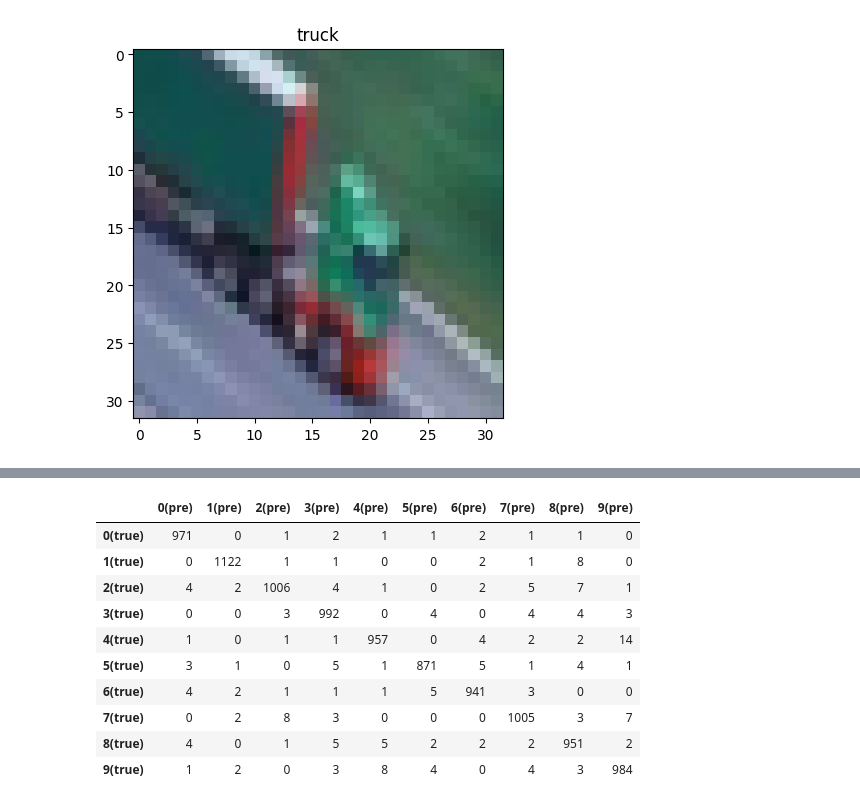
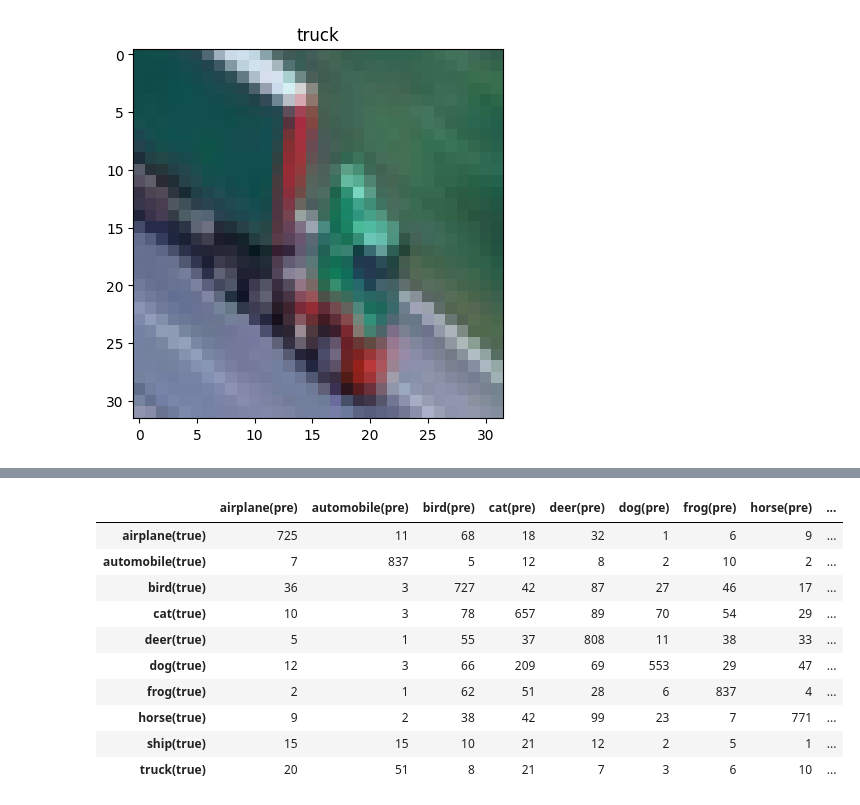
Before and after one commit to wasp33/ximen0703, a Jupyter notebook: cnn.ipynb, the cells around one changed output, grey strips where cells are left out. Saved outputs shown, nothing was run; the diff lists cells and outputs as text; code cells hidden in the pictures.

```diff
--- a/cnn.ipynb
+++ b/cnn.ipynb
@@ -181,6 +120,32 @@ batch_size = 20(圖片大或資料少) 200(圖片小或資料多)
+# %%
+# 一切均與斜率有關
+# Sparse: 你不用自己做one-hot encoding
+# 優化器: 1. 無法找出全局最佳解, 但至少不要停在窪點 -> 小彈珠優化 M_now + BetaM_before = M_now
+#     2. 時間優化 W = W_now- M * 步 decay =>  T_小: 大, T_大: 小
+# adam => 兩種優化器合在一起
+from tensorflow.keras.losses import SparseCategoricalCrossentropy
+model.compile(loss=SparseCategoricalCrossentropy(),
+        optimizer="adam",
+       metrics=["accuracy"])
+# %%
+# X: scaling, 隨機係數是有在跟你的輸入作配合的
+# 0~1 / -1~1
+x_train_norm = x_train / 255.0
+x_test_norm = x_test / 255.0
 # %%
 from tensorflow.keras.callbacks import ModelCheckpoint, EarlyStopping
 c = [
-    ModelCheckpoint("mlp.h5", save_best_only=True),
+    ModelCheckpoint("cnn.h5", save_best_only=True),
     EarlyStopping(patience=5, restore_best_weights=True)
 ]
+# batch_size = 20(圖片大或資料少)~200(圖片小或資料多)
+# 54000 / 200 = 270(梯度下降)
+# 沒做任何事: 差不多100個epch訓練完畢
+# relu: 35epoch
+# ce: 15epoch
+model.fit(x_train_norm,
+     y_train,
+     batch_size=200,
+     epochs=100,
+     validation_split=0.1,
+     callbacks=c)
@@ -187,8 +170,0 @@ c = [
-# %%
-#60000/ 200 = 300(梯度下降)
-model.fit(x_train_norm,
-     y_train_cat,
-    batch_size=200,
-    epochs=100,
-    validation_split=0.1,
-          callbacks=c)
@@ -219,8 +181,9 @@ model.evaluate(x_test_norm,y_test_cat)
 # %%
+import pandas as pd
 from sklearn.metrics import confusion_matrix
 pre = model.predict(x_test_norm).argmax(axis=-1)
 mat = confusion_matrix(y_test, pre)
 pd.DataFrame(mat,
-      columns=["{}(pre)".format(i) for i in range(10)],
-      index=["{}(true)".format(i) for i in range(10)])
+      columns=["{}(pre)".format(trans[i]) for i in range(10)],
+      index=["{}(true)".format(trans[i]) for i in range(10)])
 # %% [output]
@@ -228,11 +191,11 @@ pd.DataFrame(mat,
-|  | 0(pre) | 1(pre) | 2(pre) | 3(pre) | 4(pre) | 5(pre) | 6(pre) | 7(pre) | 8(pre) | 9(pre) |
-| 0(true) | 971 | 0 | 1 | 2 | 1 | 1 | 2 | 1 | 1 | 0 |
-| 1(true) | 0 | 1122 | 1 | 1 | 0 | 0 | 2 | 1 | 8 | 0 |
-| 2(true) | 4 | 2 | 1006 | 4 | 1 | 0 | 2 | 5 | 7 | 1 |
-| 3(true) | 0 | 0 | 3 | 992 | 0 | 4 | 0 | 4 | 4 | 3 |
-| 4(true) | 1 | 0 | 1 | 1 | 957 | 0 | 4 | 2 | 2 | 14 |
-| 5(true) | 3 | 1 | 0 | 5 | 1 | 871 | 5 | 1 | 4 | 1 |
-| 6(true) | 4 | 2 | 1 | 1 | 1 | 5 | 941 | 3 | 0 | 0 |
-| 7(true) | 0 | 2 | 8 | 3 | 0 | 0 | 0 | 1005 | 3 | 7 |
-| 8(true) | 4 | 0 | 1 | 5 | 5 | 2 | 2 | 2 | 951 | 2 |
-| 9(true) | 1 | 2 | 0 | 3 | 8 | 4 | 0 | 4 | 3 | 984 |
+|  | airplane(pre) | automobile(pre) | bird(pre) | cat(pre) | deer(pre) | dog(pre) | frog(pre) | horse(pre) | ... |
+| airplane(true) | 725 | 11 | 68 | 18 | 32 | 1 | 6 | 9 | ... |
+| automobile(true) | 7 | 837 | 5 | 12 | 8 | 2 | 10 | 2 | ... |
+| bird(true) | 36 | 3 | 727 | 42 | 87 | 27 | 46 | 17 | ... |
+| cat(true) | 10 | 3 | 78 | 657 | 89 | 70 | 54 | 29 | ... |
+| deer(true) | 5 | 1 | 55 | 37 | 808 | 11 | 38 | 33 | ... |
+| dog(true) | 12 | 3 | 66 | 209 | 69 | 553 | 29 | 47 | ... |
+| frog(true) | 2 | 1 | 62 | 51 | 28 | 6 | 837 | 4 | ... |
+| horse(true) | 9 | 2 | 38 | 42 | 99 | 23 | 7 | 771 | ... |
+| ship(true) | 15 | 15 | 10 | 21 | 12 | 2 | 5 | 1 | ... |
+| truck(true) | 20 | 51 | 8 | 21 | 7 | 3 | 6 | 10 | ... |
```
Also changed, not shown: parts of 24 cells of this notebook.
